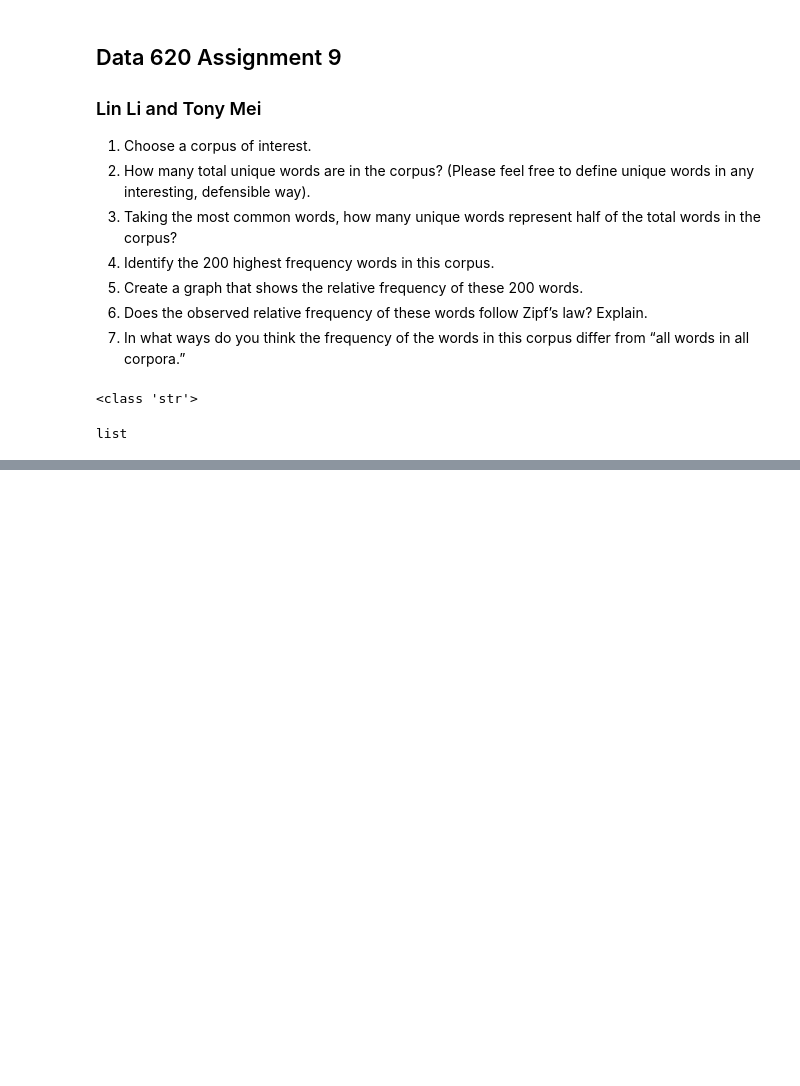
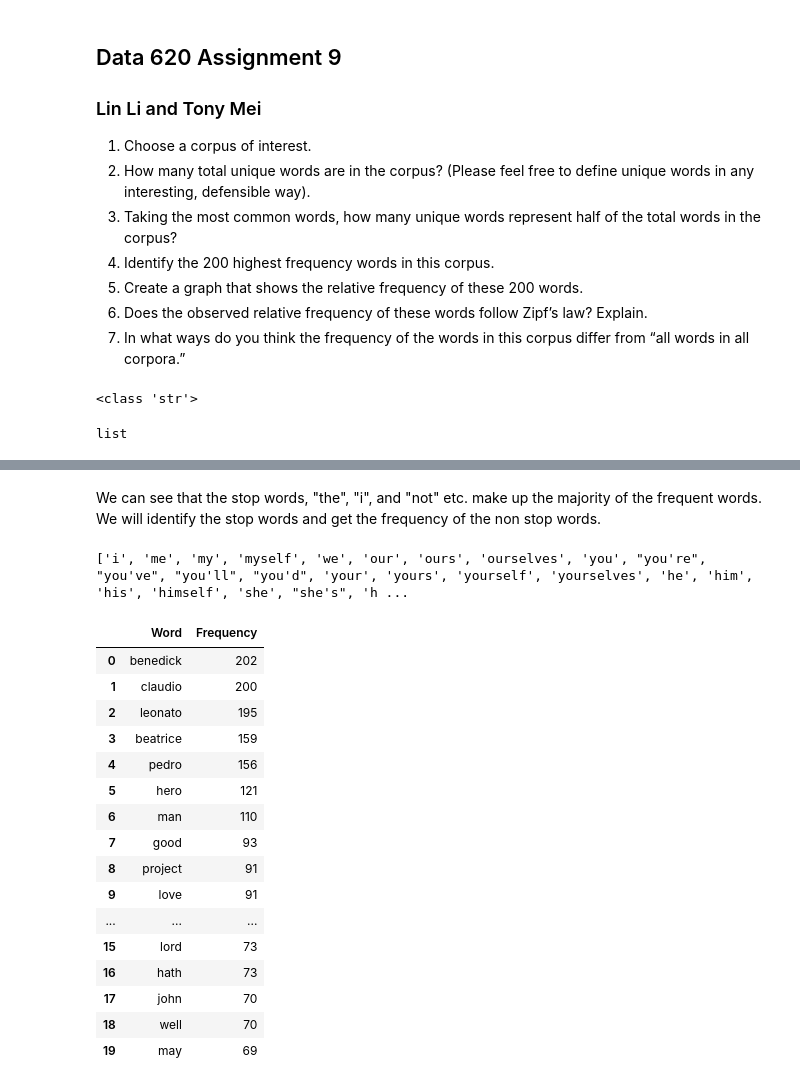
Before and after one commit to lincarrieli/DATA620-Web-Analytics, a Jupyter notebook: DATA620_HW9.ipynb, the cells around one changed output, grey strips where cells are left out. Drawn from its saved outputs; the diff is of its cells as text; code cells hidden in the pictures; blank space fills up the shorter version.

```diff
--- a/DATA620_HW9.ipynb
+++ b/DATA620_HW9.ipynb
@@ -29,0 +75,34 @@ list
+# %% [markdown]
+We can see that the stop words, "the", "i", and "not" etc. make up the majority of the frequent words. We will identify the stop words and get the frequency of the non stop words.
+# %%
+# get stop words
+from nltk.corpus import stopwords
+print(stopwords.words('english'))
+# %% [output]
+['i', 'me', 'my', 'myself', 'we', 'our', 'ours', 'ourselves', 'you', "you're", "you've", "you'll", "you'd", 'your', 'yours', 'yourself', 'yourselves', 'he', 'him', 'his', 'himself', 'she', "she's", 'h ...
+# %%
+# get most frequent words that are not stop words
+word_list = [w.lower() for w in word_list]  # handle the case sensitivity
+filtered_words = [word for word in word_list if word not in stopwords.words('english')]
+freq_list = (nltk.FreqDist(filtered_words).most_common(20))
+
+freq_df = pd.DataFrame(freq_list,columns=['Word','Frequency'])
+freq_df
+# %% [output]
+|  | Word | Frequency |
+| 0 | benedick | 202 |
+| 1 | claudio | 200 |
+| 2 | leonato | 195 |
+| 3 | beatrice | 159 |
+| 4 | pedro | 156 |
+| 5 | hero | 121 |
+| 6 | man | 110 |
+| 7 | good | 93 |
+| 8 | project | 91 |
+| 9 | love | 91 |
+| ... | ... | ... |
+| 15 | lord | 73 |
+| 16 | hath | 73 |
+| 17 | john | 70 |
+| 18 | well | 70 |
+| 19 | may | 69 |
```
Also changed, not shown: parts of 10 cells of this notebook.
